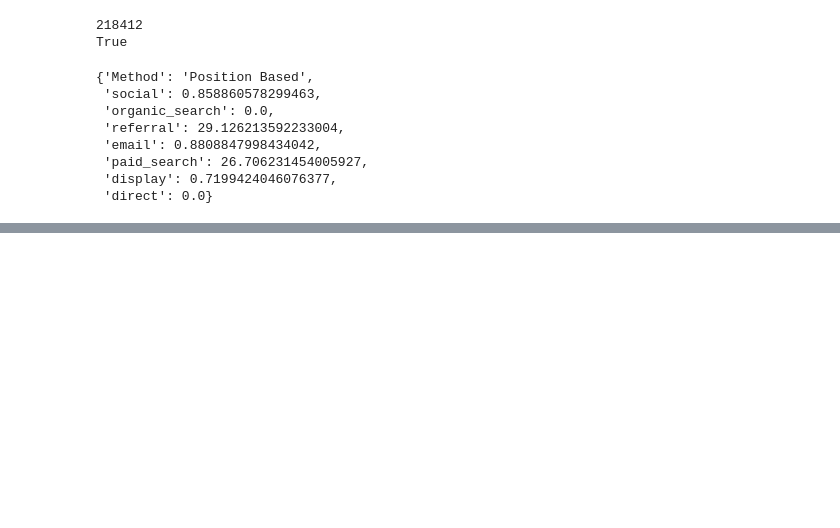
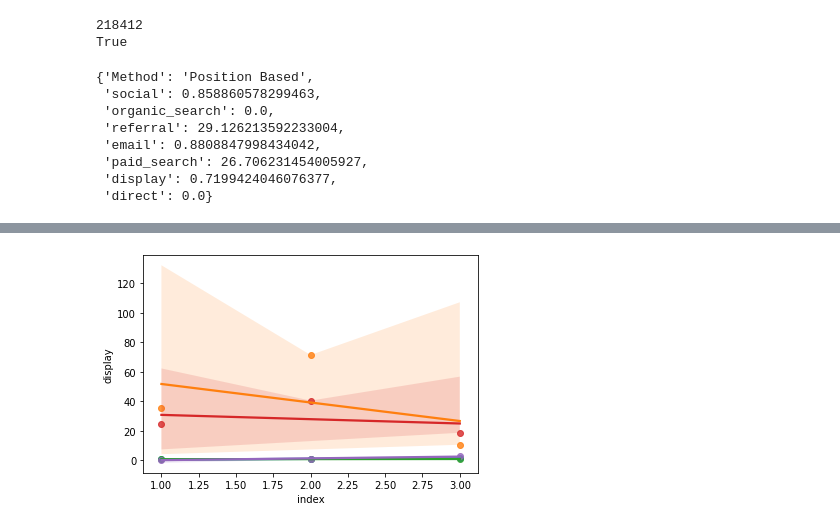
Before and after one commit to Dirodzz/Attribution-Allocation, a Jupyter notebook: Attribution and Allocation Code.ipynb, the cells around one changed output, grey strips where cells are left out. Drawn from its saved outputs; the diff is of its cells as text; code cells hidden in the pictures; blank space fills up the shorter version.

```diff
--- a/Attribution and Allocation Code.ipynb
+++ b/Attribution and Allocation Code.ipynb
@@ -382,0 +818,6 @@ CAC_calc(PB_count)
+# %%
+for i in channel:
+    if i in df_M_CAC_PB.columns:
+        sns.regplot(data = df_M_CAC_PB.reset_index(), x = 'index', y = i)
+# %% [output]
+[figure, added]
```
Also changed, not shown: parts of 33 cells of this notebook.
